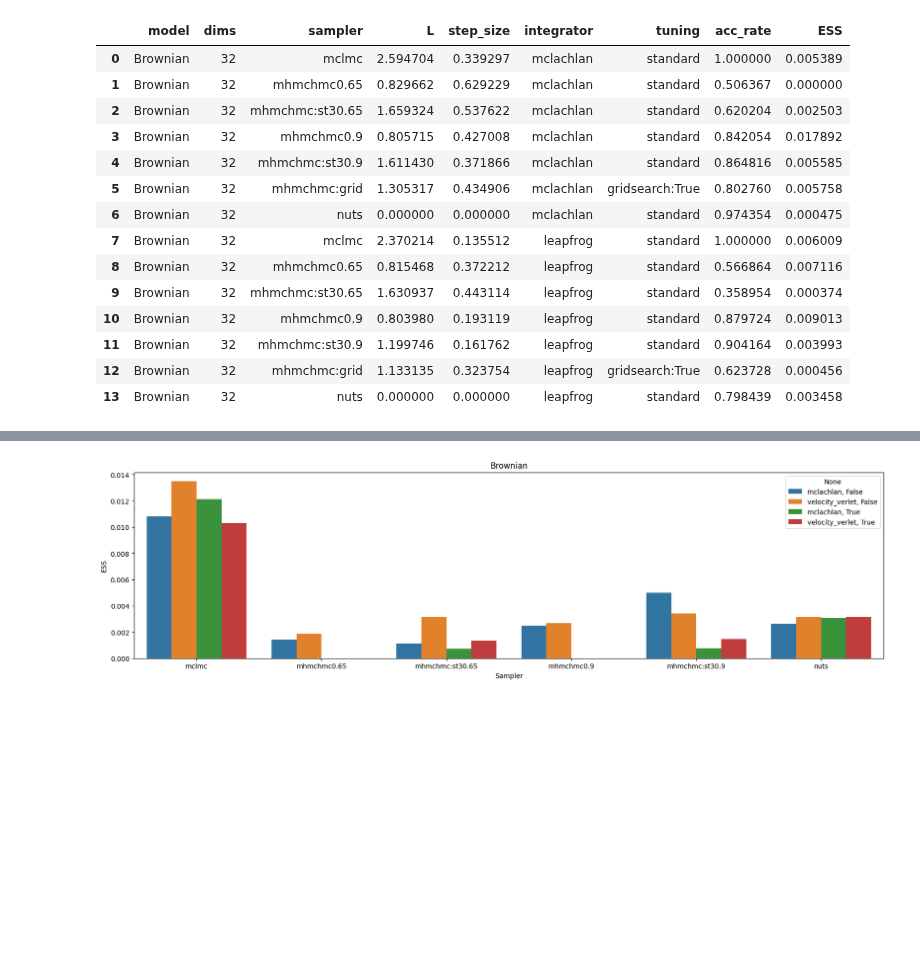
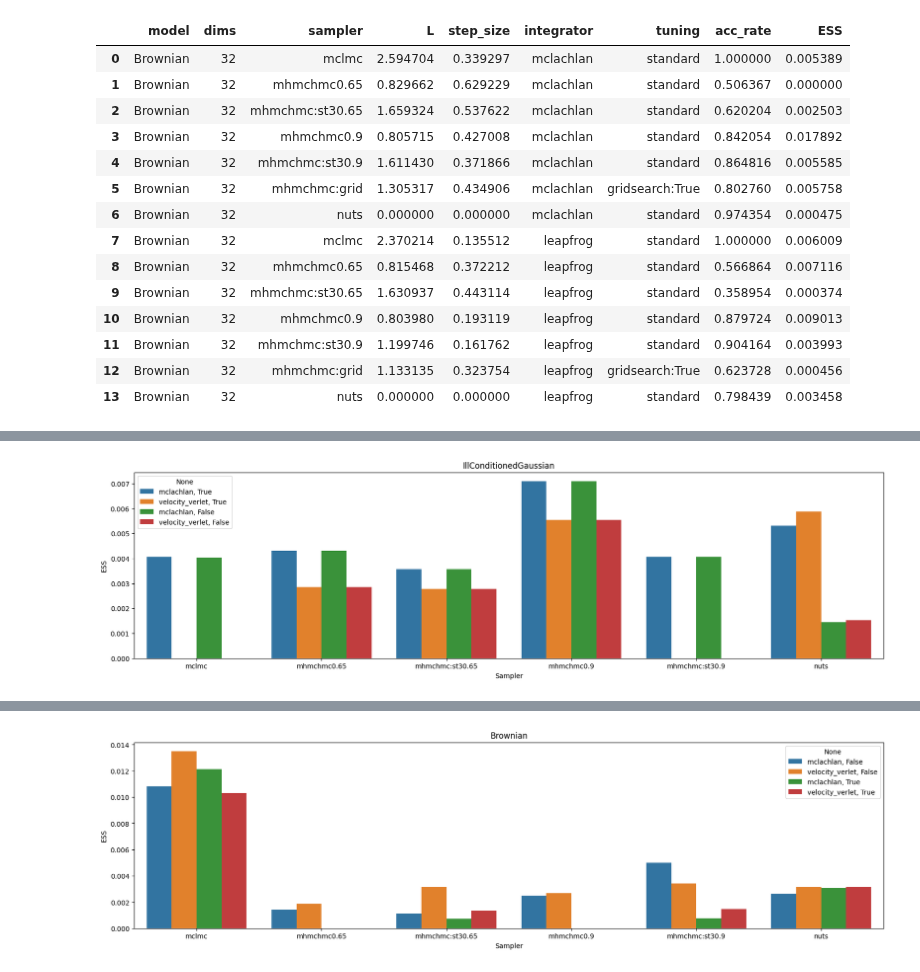
Before and after one commit to JakobRobnik/MicroCanonicalHMC, a Jupyter notebook: benchmarks/mcmc/results.ipynb, the cells around one changed output, grey strips where cells are left out. Cells and saved outputs as stored; diff of their text form; code cells hidden in the pictures; blank space fills up the shorter version.

```diff
--- a/benchmarks/mcmc/results.ipynb
+++ b/benchmarks/mcmc/results.ipynb
@@ -374,0 +375,4 @@ load_results("IllConditionedGaussian")
+# %%
+load_results("IllConditionedGaussian")
+# %% [output]
+[figure, added]
```
Also changed, not shown: parts of 3 cells of this notebook, 2 other files.
